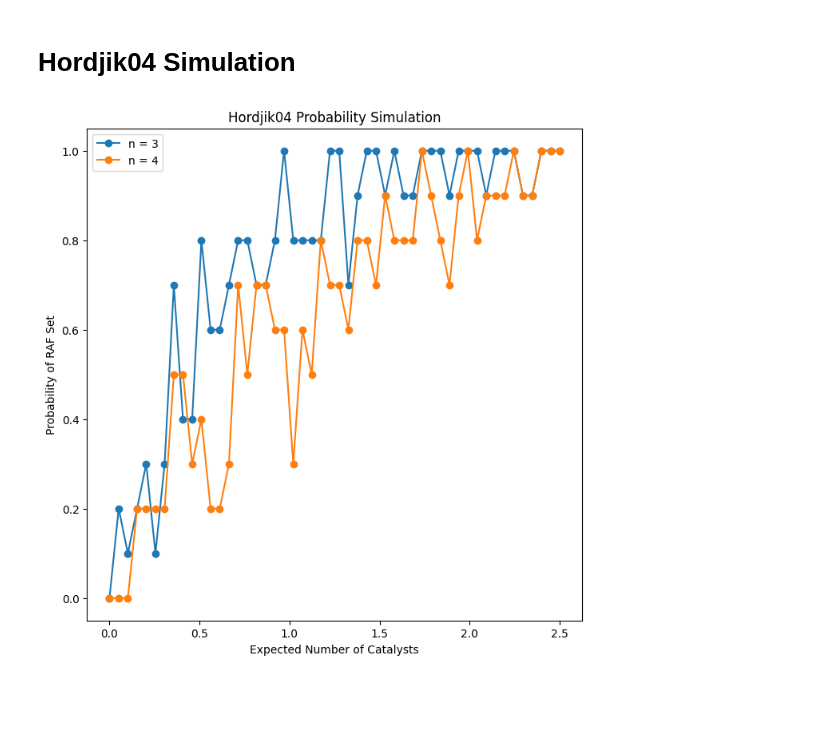
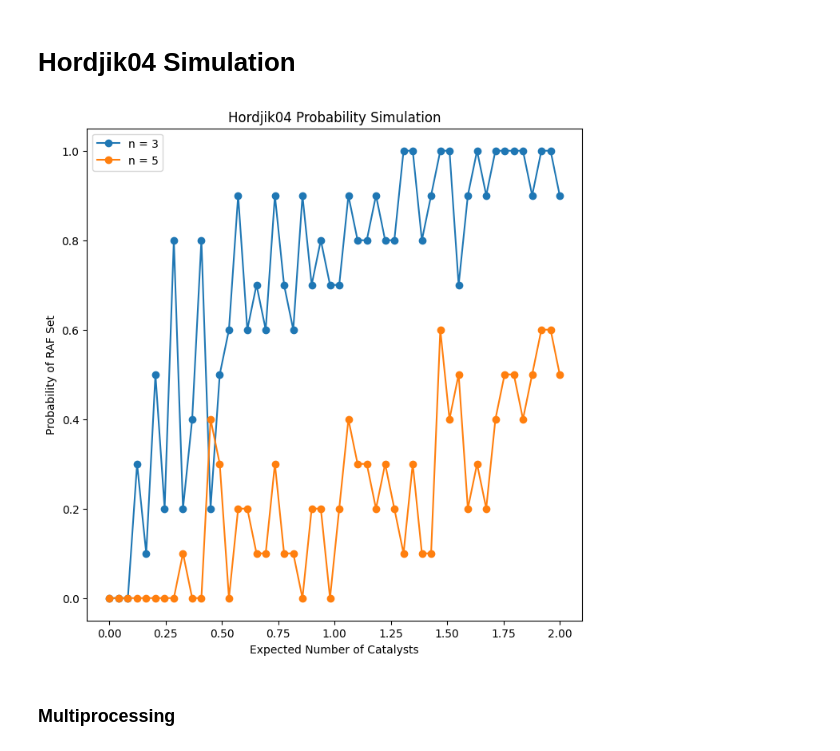
Before and after one commit to VJ-Varanasi/Autocatalytic-Reaction-Networks, a Jupyter notebook: hordjik04.ipynb, the cells around one changed output. Cells and saved outputs as stored; diff of their text form; code cells hidden in the pictures; blank space fills up the shorter version.

```diff
--- a/hordjik04.ipynb
+++ b/hordjik04.ipynb
@@ -179,7 +118,3 @@ def graph (X, F, R, C):
     nx.draw(DG, node_color= node_colors, edge_color = edge_colors, with_labels=True, font_weight='bold', node_size = 750, pos=nx.circular_layout(DG), connectionstyle='arc3, rad = 0.1')
 
     plt.show()
-# %%
-X,F,R,C = create_kauffman_network(3,1,0.2)
-print(len(X))
-print(len(R))
@@ -439,7 +304,7 @@ Round 2
 # %%
 def RAF_sim(Ns, ns, t, f_max, reps=50):
     plt.figure(figsize=(8,8))
-    for i in range(len(ns)):
+    for i in tqdm(range(len(ns))):
         X,F,R,C = create_kauffman_network(ns[i], 0, 0)
         R_size = len(R)
         p_max = f_max/R_size
@@ -463,6 +328,8 @@ def RAF_sim(Ns, ns, t, f_max, reps=50):
     plt.title("Hordjik04 Probability Simulation")
     plt.show()
 # %%
-RAF_sim([10,10], [3,4], 2, 2.5)
+RAF_sim([10,10], [3,5], 2,2)
 # %% [output]
-[figure, old version]
+[figure, new version]
+# %% [markdown]
+### Multiprocessing
```
Also changed, not shown: parts of 17 cells of this notebook.
